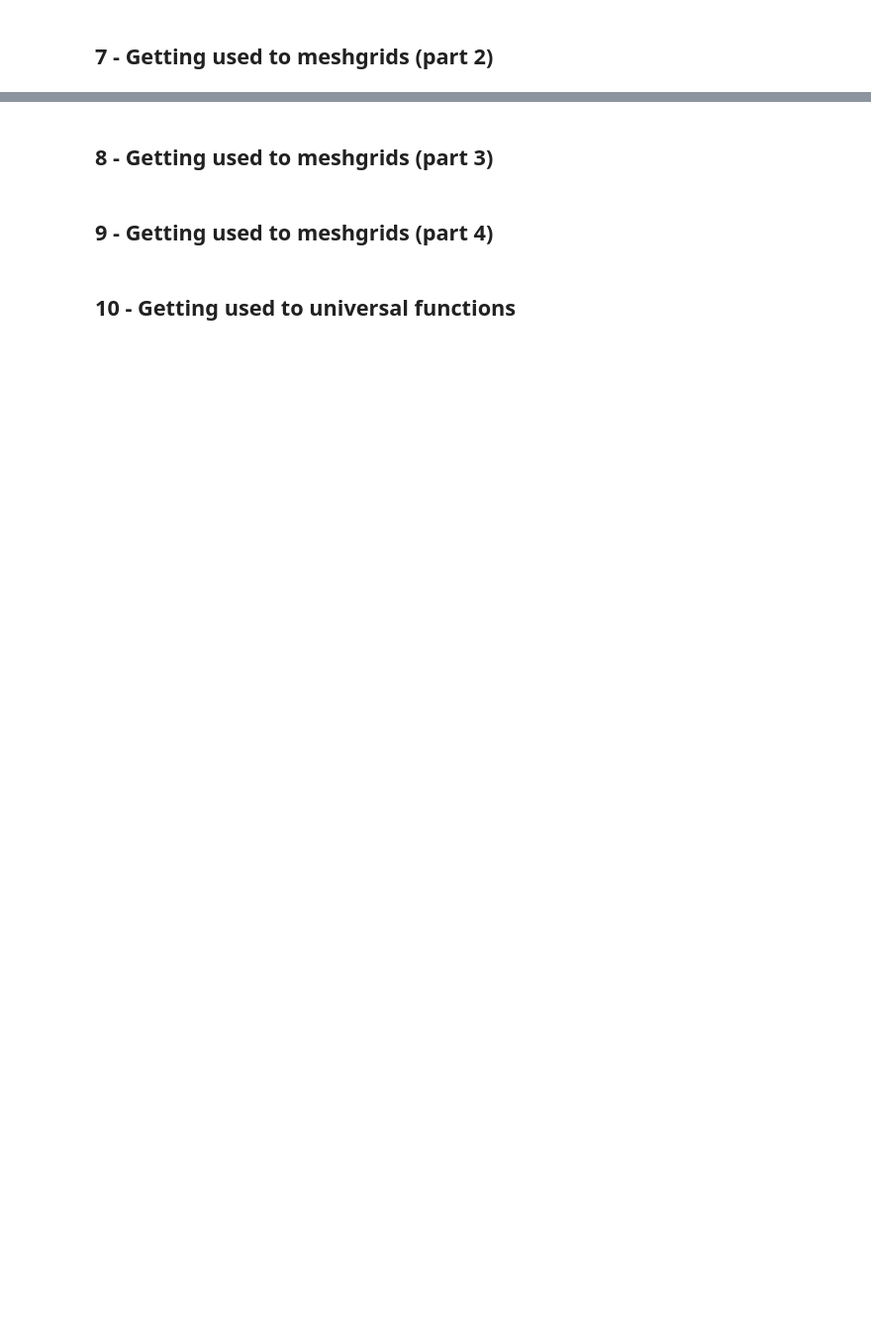
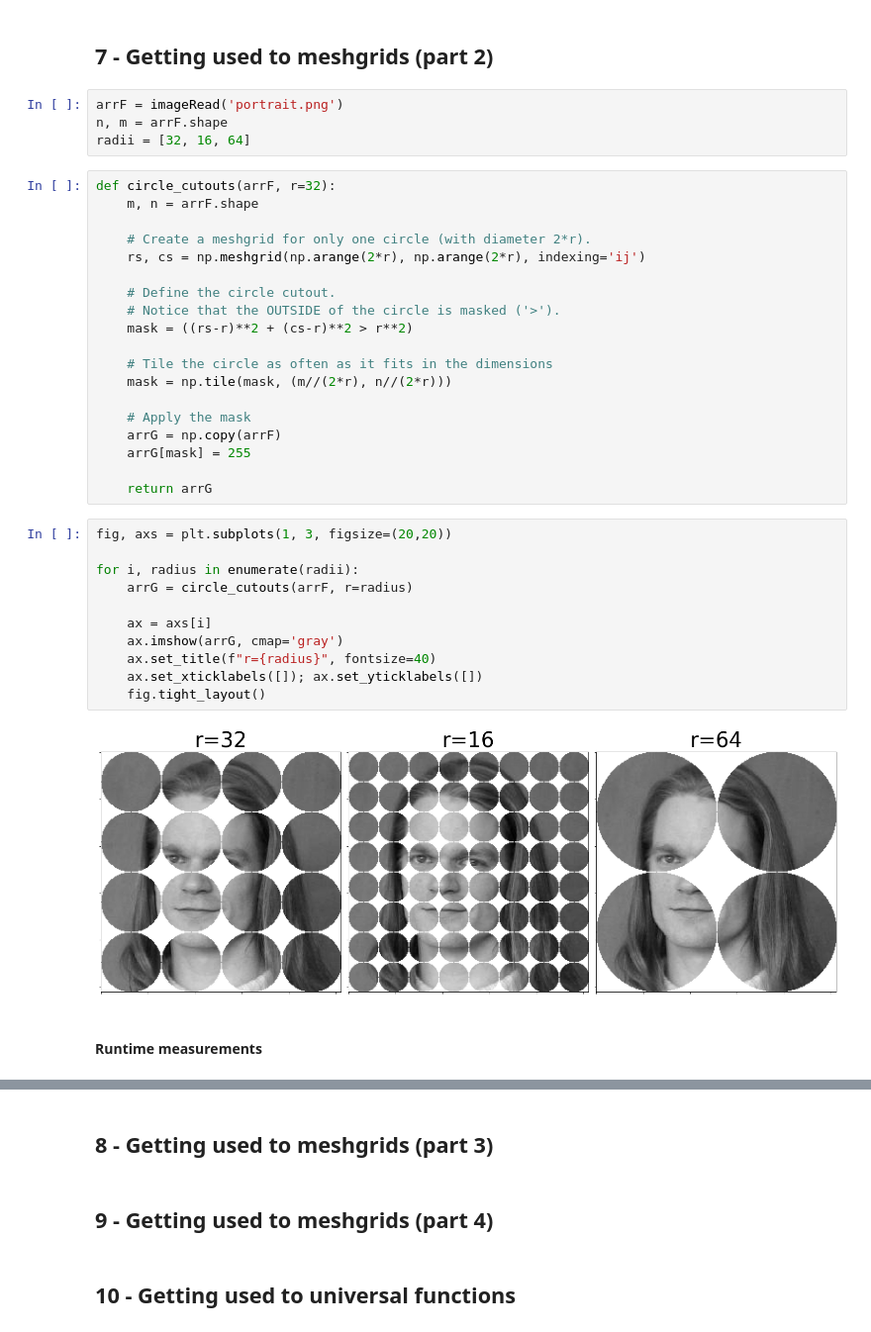
Before and after one commit to FabriceBeaumont/MA-INF_2314_IPSA, a Jupyter notebook: Code/Exercise1/ExerciseSheet1.ipynb, the cells around one changed output, grey strips where cells are left out. Shown at 99% size. Drawn from its saved outputs; the diff is of its cells as text; blank space fills up the shorter version.

```diff
--- a/Code/Exercise1/ExerciseSheet1.ipynb
+++ b/Code/Exercise1/ExerciseSheet1.ipynb
@@ -261,2 +311,40 @@ Explanation of the code `arrG[:,:,0] = 0` operates on all cells (`[:,:]`) and th
 # %% [markdown]
 ## 7 - Getting used to meshgrids (part 2)
+# %%
+arrF = imageRead('portrait.png')
+n, m = arrF.shape
+radii = [32, 16, 64]
+# %%
+def circle_cutouts(arrF, r=32):
+    m, n = arrF.shape
+
+    # Create a meshgrid for only one circle (with diameter 2*r).
+    rs, cs = np.meshgrid(np.arange(2*r), np.arange(2*r), indexing='ij')
+
+    # Define the circle cutout.
+    # Notice that the OUTSIDE of the circle is masked ('>').
+    mask = ((rs-r)**2 + (cs-r)**2 > r**2)
+
+    # Tile the circle as often as it fits in the dimensions
+    mask = np.tile(mask, (m//(2*r), n//(2*r)))
+
+    # Apply the mask
+    arrG = np.copy(arrF)
+    arrG[mask] = 255
+
+    return arrG
+# %%
+fig, axs = plt.subplots(1, 3, figsize=(20,20))
+
+for i, radius in enumerate(radii):
+    arrG = circle_cutouts(arrF, r=radius)
+
+    ax = axs[i]
+    ax.imshow(arrG, cmap='gray')
+    ax.set_title(f"r={radius}", fontsize=40)
+    ax.set_xticklabels([]); ax.set_yticklabels([])
+    fig.tight_layout()
+# %% [output]
+[figure, added]
+# %% [markdown]
+#### Runtime measurements
```
Also changed, not shown: parts of 9 cells of this notebook.
